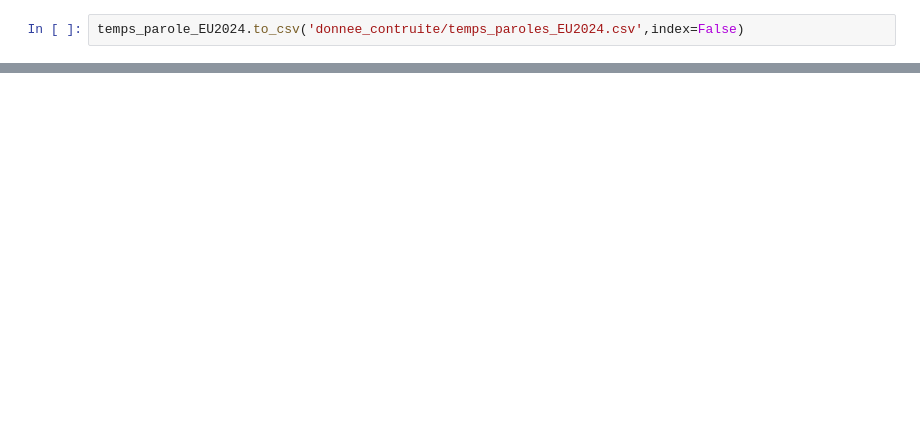
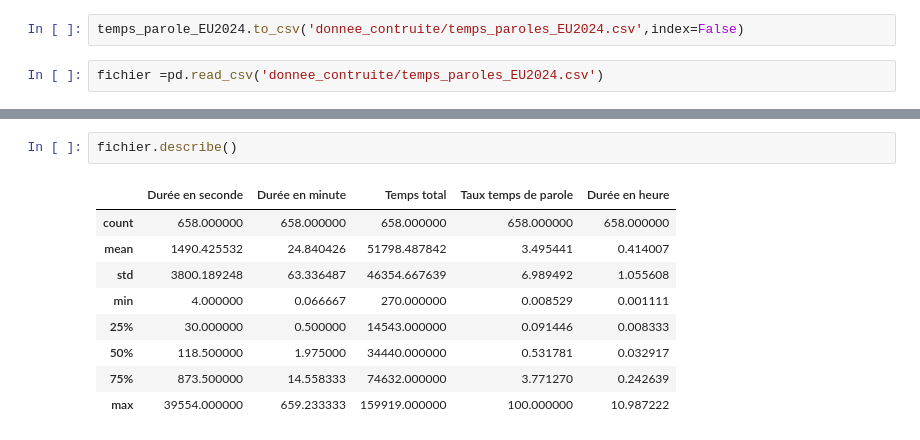
Before and after one commit to barrmath/temps_paroles_EU2024, a Jupyter notebook: data_prep.ipynb, the cells around one changed output, grey strips where cells are left out. Cells and saved outputs as stored; diff of their text form; blank space fills up the shorter version.

```diff
--- a/data_prep.ipynb
+++ b/data_prep.ipynb
@@ -200,2 +205,4 @@ temps_parole_EU2024['Nom du media'] = temps_parole_EU2024['Nom du media'].replac
 # %%
 temps_parole_EU2024.to_csv('donnee_contruite/temps_paroles_EU2024.csv',index=False)
+# %%
+fichier =pd.read_csv('donnee_contruite/temps_paroles_EU2024.csv')
@@ -201,0 +239,12 @@ temps_parole_EU2024.to_csv('donnee_contruite/temps_paroles_EU2024.csv',index=Fal
+# %%
+fichier.describe()
+# %% [output]
+|  | Durée en seconde | Durée en minute | Temps total | Taux temps de parole | Durée en heure |
+| count | 658.000000 | 658.000000 | 658.000000 | 658.000000 | 658.000000 |
+| mean | 1490.425532 | 24.840426 | 51798.487842 | 3.495441 | 0.414007 |
+| std | 3800.189248 | 63.336487 | 46354.667639 | 6.989492 | 1.055608 |
+| min | 4.000000 | 0.066667 | 270.000000 | 0.008529 | 0.001111 |
+| 25% | 30.000000 | 0.500000 | 14543.000000 | 0.091446 | 0.008333 |
+| 50% | 118.500000 | 1.975000 | 34440.000000 | 0.531781 | 0.032917 |
+| 75% | 873.500000 | 14.558333 | 74632.000000 | 3.771270 | 0.242639 |
+| max | 39554.000000 | 659.233333 | 159919.000000 | 100.000000 | 10.987222 |
```
Also changed, not shown: parts of 4 cells of this notebook, 2 other files.
